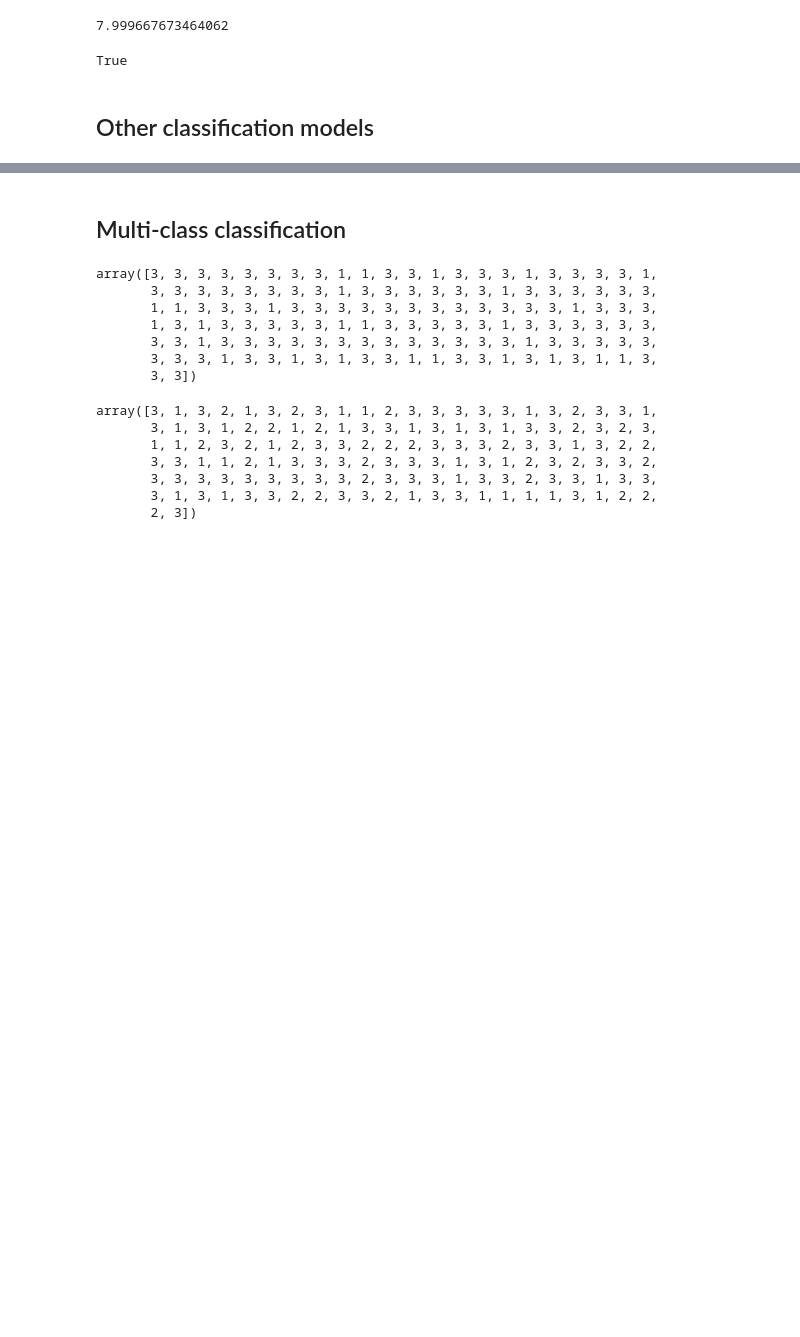
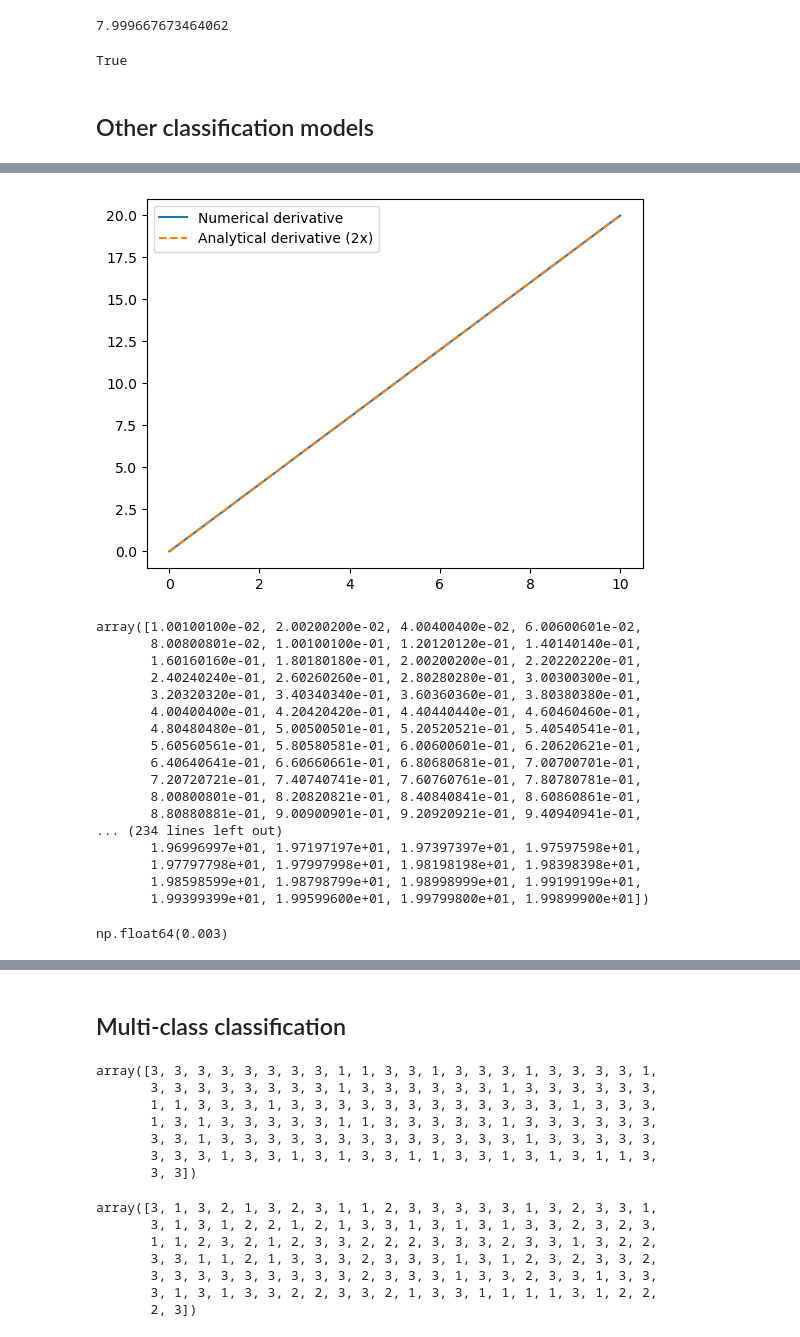
Before and after one commit to SiracencoSerghei/DataScienceHW, a Jupyter notebook: example_kaggle/les_4/Module_4_1_Classification.ipynb, the cells around one changed output, grey strips where cells are left out. Saved outputs shown, nothing was run; the diff lists cells and outputs as text; code cells hidden in the pictures; blank space fills up the shorter version.

```diff
--- a/example_kaggle/les_4/Module_4_1_Classification.ipynb
+++ b/example_kaggle/les_4/Module_4_1_Classification.ipynb
@@ -736,3 +742,38 @@ log_loss(y_test, probs_sgd)
+# %%
+# Gradient Descent calculation example
+x = np.linspace(0, 10, 1000)
+dx = x[1]-x[0]
+y = x**2 + 1
+dydx = np.gradient(y, dx)
+
+plt.plot(x, dydx, label="Numerical derivative")
+plt.plot(x, 2 * x, "--", label="Analytical derivative (2x)")
+plt.legend()
+plt.show()
+dydx
+# %% [output]
+[figure, added]
+array([1.00100100e-02, 2.00200200e-02, 4.00400400e-02, 6.00600601e-02,
+       8.00800801e-02, 1.00100100e-01, 1.20120120e-01, 1.40140140e-01,
+       1.60160160e-01, 1.80180180e-01, 2.00200200e-01, 2.20220220e-01,
+       2.40240240e-01, 2.60260260e-01, 2.80280280e-01, 3.00300300e-01,
+       3.20320320e-01, 3.40340340e-01, 3.60360360e-01, 3.80380380e-01,
+       4.00400400e-01, 4.20420420e-01, 4.40440440e-01, 4.60460460e-01,
+       4.80480480e-01, 5.00500501e-01, 5.20520521e-01, 5.40540541e-01,
+       5.60560561e-01, 5.80580581e-01, 6.00600601e-01, 6.20620621e-01,
+       6.40640641e-01, 6.60660661e-01, 6.80680681e-01, 7.00700701e-01,
+       7.20720721e-01, 7.40740741e-01, 7.60760761e-01, 7.80780781e-01,
+       8.00800801e-01, 8.20820821e-01, 8.40840841e-01, 8.60860861e-01,
+       8.80880881e-01, 9.00900901e-01, 9.20920921e-01, 9.40940941e-01,
+... (234 lines left out)
+       1.96996997e+01, 1.97197197e+01, 1.97397397e+01, 1.97597598e+01,
+       1.97797798e+01, 1.97997998e+01, 1.98198198e+01, 1.98398398e+01,
+       1.98598599e+01, 1.98798799e+01, 1.98998999e+01, 1.99199199e+01,
+       1.99399399e+01, 1.99599600e+01, 1.99799800e+01, 1.99899900e+01])
+# %%
+(0.0003/len(dydx))*np.sum(dydx)
+# %% [output]
+np.float64(0.003)
 # %%
 # RidgeClassifier
 from sklearn.linear_model import RidgeClassifier
```
Also changed, not shown: parts of 7 cells of this notebook.
